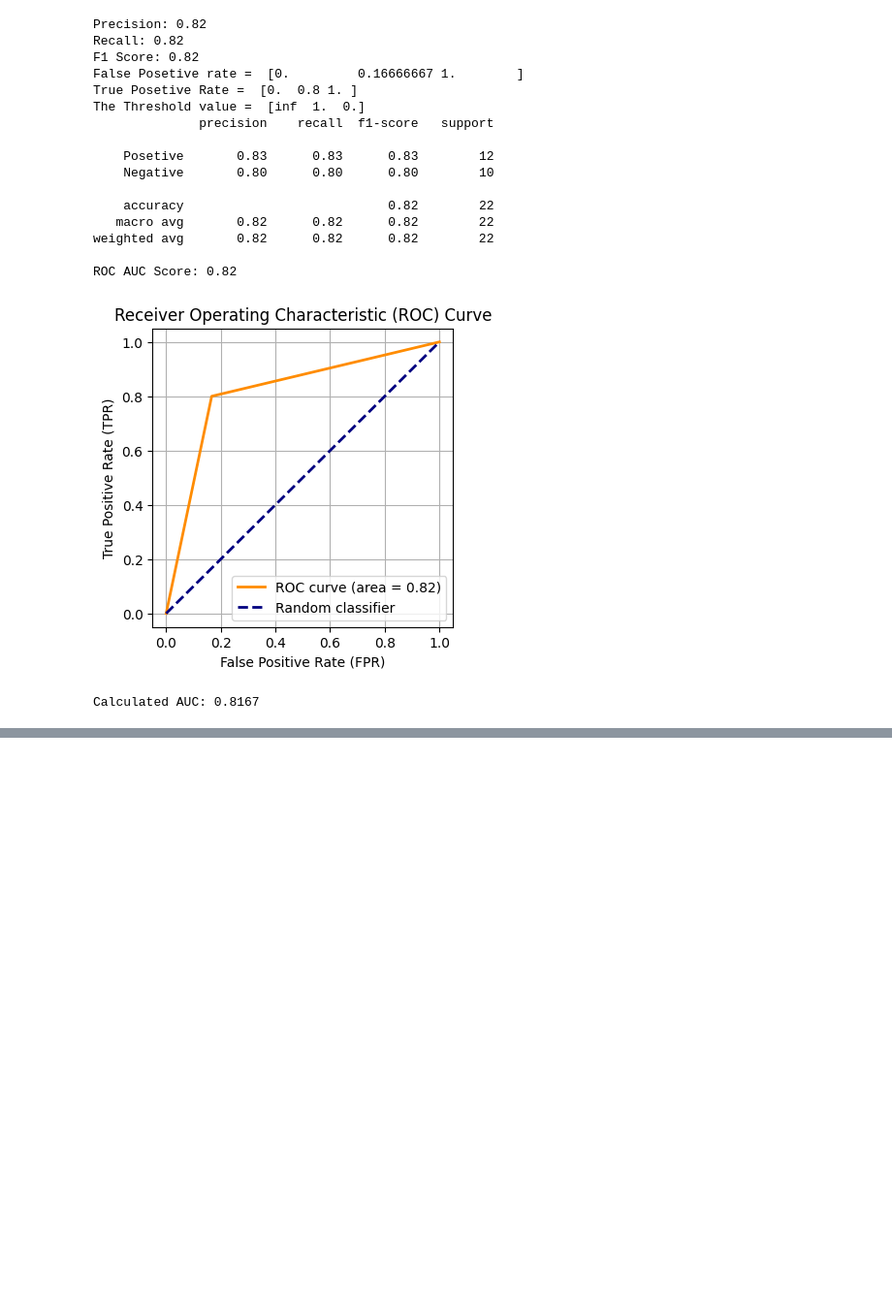
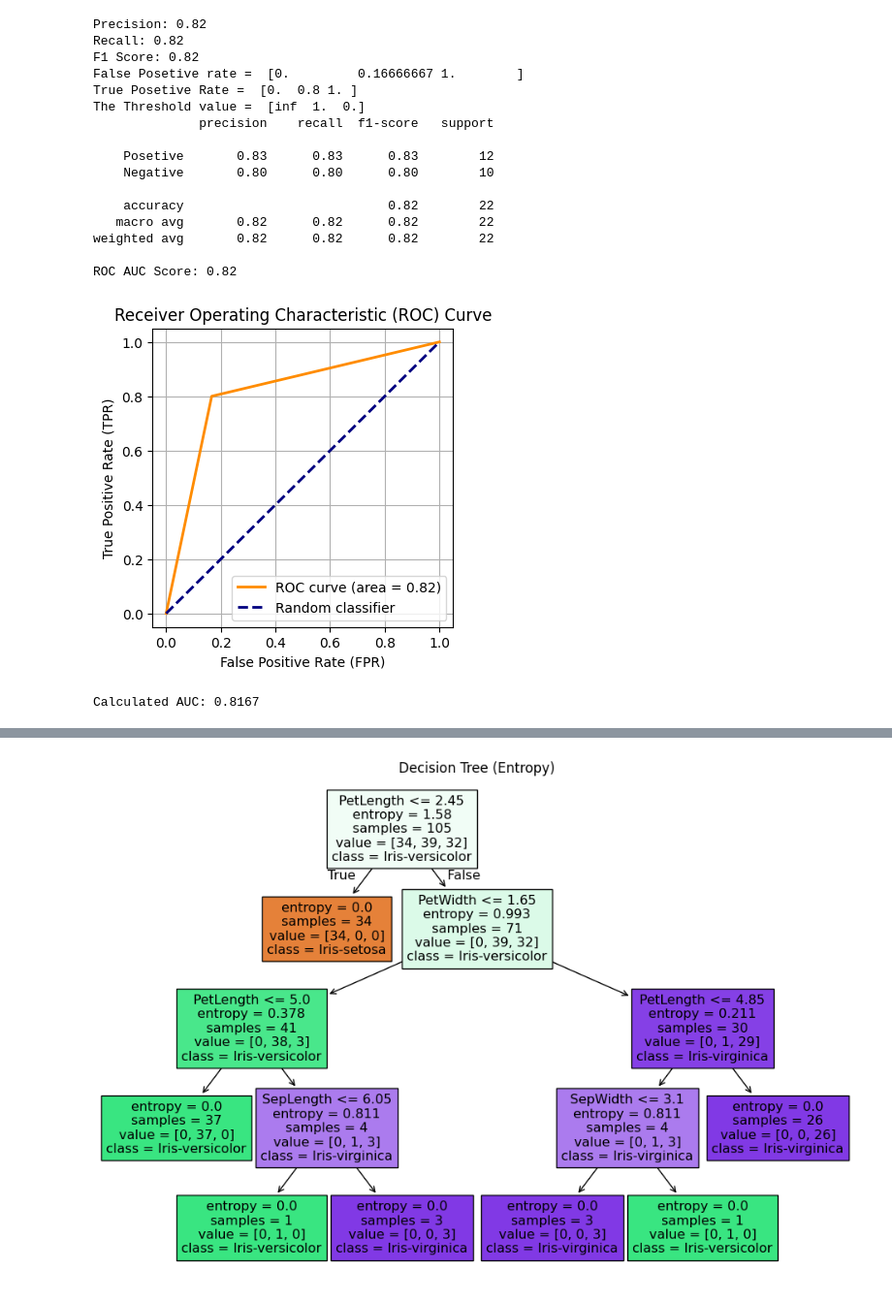
Before and after one commit to biruk2116/MachineLearning-lab-practice, a Jupyter notebook: ws4.ipynb, the cells around one changed output, grey strips where cells are left out. Shown at 97% size. Drawn from its saved outputs; the diff is of its cells as text; code cells hidden in the pictures; blank space fills up the shorter version.

```diff
--- a/ws4.ipynb
+++ b/ws4.ipynb
@@ -233,8 +256,4 @@ print("\nCorrelation of PetWidth:\n", correlation_matrix['PetWidth'])
 # %%
-
-#7.	Decision tree algorithm using entropy (Information gain)
-
-
 import numpy as np
 import pandas as pd
 from sklearn.model_selection import train_test_split
@@ -243,82 +262,94 @@ from sklearn.metrics import accuracy_score, confusion_matrix
 from sklearn.metrics import precision_score, recall_score, f1_score, classification_report
 import matplotlib.pyplot as plt
 
+
 # Load dataset
+
 data = pd.read_csv('dataset/iris.csv')
 
+# If dataset has no proper column names, assign them
+if len(data.columns) == 5:
+    data.columns = ['SepLength', 'SepWidth', 'PetLength', 'PetWidth', 'Species']
+
+print("Dataset preview:\n", data.head())
+
 # Features and target
-X = data.iloc[:,0:4]
-Y = data.iloc[:,4]
 
-# -------------------------------
+X = data.iloc[:, 0:4]
+Y = data.iloc[:, 4]
+
+
 # 80/20 Data Split
-# -------------------------------
-X_train1, X_test1, y_train1, y_test1 = train_test_split(X, Y, test_size=0.2, random_state=100)
+
+X_train1, X_test1, y_train1, y_test1 = train_test_split(
+    X, Y, test_size=0.2, random_state=100
+)
 
 clf1 = DecisionTreeClassifier(criterion="entropy", random_state=42)
 clf1.fit(X_train1, y_train1)
 
-print("Model trained with 80/20 split")
+print("\nModel trained with 80/20 split")
 
-# -------------------------------
 # 70/30 Data Split
-# -------------------------------
-X_train, X_test, y_train, y_test = train_test_split(X, Y, test_size=0.3, random_state=100)
+
+X_train, X_test, y_train, y_test = train_test_split(
+    X, Y, test_size=0.3, random_state=100
+)
 
 clf = DecisionTreeClassifier(criterion="entropy", random_state=42)
 clf.fit(X_train, y_train)
 
-# -------------------------------
-# Generate the Decision Tree
-# -------------------------------
-plt.figure(figsize=(12,8))
-plot_tree(clf,
-          feature_names=data.columns[0:4],
-          class_names=clf.classes_,
-          filled=True)
+print("Model trained with 70/30 split")
+
+# Plot Decision Tree
+
+plt.figure(figsize=(12, 8))
+plot_tree(
+    clf,
+    feature_names=X.columns,
+    class_names=clf.classes_,
+    filled=True
+)
 plt.title("Decision Tree (Entropy)")
 plt.show()
 
-# -------------------------------
-# Tree in Text Format
-# -------------------------------
-tree_rules = export_text(clf, feature_names=list(data.columns[0:4]))
+# Tree Rules (Text Format)
+
+tree_rules = export_text(clf, feature_names=list(X.columns))
 print("\nDecision Tree Rules:\n")
 print(tree_rules)
 
-# -------------------------------
 # Prediction on Test Data
-# -------------------------------
+
 y_pred = clf.predict(X_test)
 
-# -------------------------------
 # Classification Report
-# -------------------------------
+
 print("\nClassification Report:\n")
 print(classification_report(y_test, y_pred))
 
-# -------------------------------
-# Confusion Matrix (Without Label)
-# -------------------------------
+# Confusion Matrix (Without Labels)
+
 conf_matrix = confusion_matrix(y_test, y_pred)
 print("\nConfusion Matrix (without class labels):\n")
 print(conf_matrix)
 
-# -------------------------------
 # Confusion Matrix (With Labels)
-# -------------------------------
+
 labels = clf.classes_
 
-conf_matrix_df = pd.DataFrame(conf_matrix,
-                              index=labels,
-                              columns=labels)
+conf_matrix_df = pd.DataFrame(
+    conf_matrix,
+    index=labels,
+    columns=labels
+)
 
 print("\nConfusion Matrix (with class labels):\n")
 print(conf_matrix_df)
 
-# -------------------------------
+
 # Performance Metrics
-# -------------------------------
+
 accuracy = accuracy_score(y_test, y_pred)
 precision = precision_score(y_test, y_pred, average='macro')
 recall = recall_score(y_test, y_pred, average='macro')
@@ -329,10 +360,15 @@ print("Precision:", precision)
 print("Recall:", recall)
 print("F1 Score:", f1)
 
-# -------------------------------
-# Predict New Record
-# -------------------------------
-sample = [[6.4,1.8,6.6,2.1]]
+
+# Predict New Record (FIXED - NO WARNING)
+
+sample = pd.DataFrame(
+    [[6.4, 1.8, 6.6, 2.1]],
+    columns=X.columns
+)
+
 prediction = clf.predict(sample)
 
 print("\nClass label for record {6.4,1.8,6.6,2.1} is:", prediction)
+# %% [output]
@@ -338,0 +385 @@ print("\nClass label for record {6.4,1.8,6.6,2.1} is:", prediction)
+[figure, added]
```
Also changed, not shown: parts of 3 cells of this notebook.
